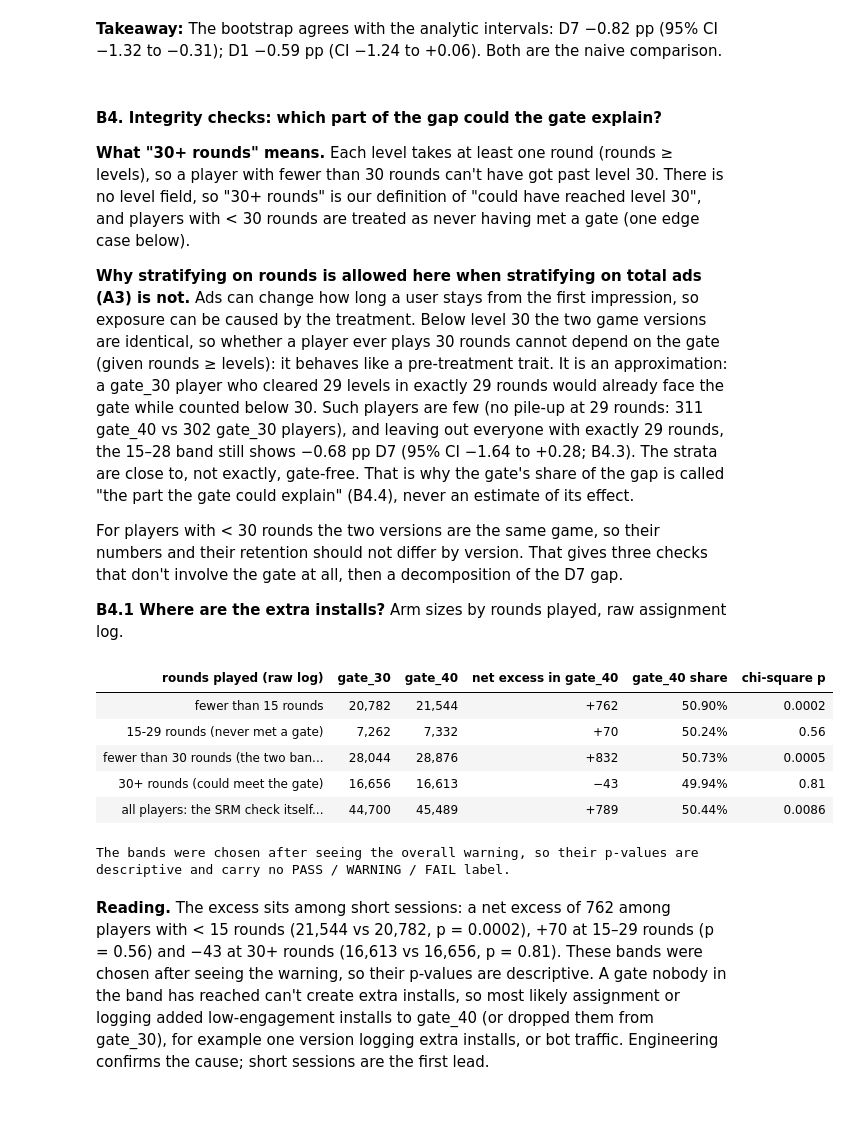
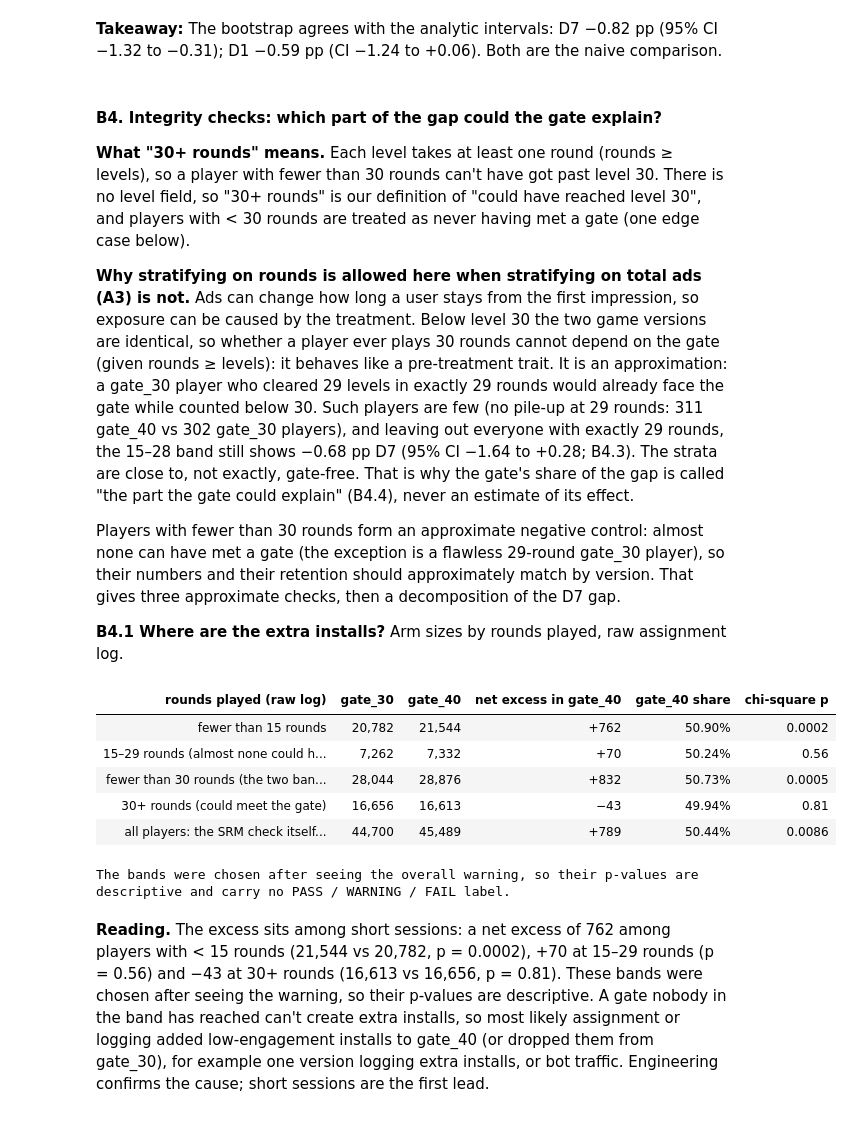
Before and after one commit to edwinzhang98/retention-ab-test-analysis, a Jupyter notebook: notebooks/03_ab_test.ipynb, the cells around one changed output. Cells and saved outputs as stored; diff of their text form; code cells hidden in the pictures.

Commit message:
Wording: approximate negative control (almost no player under 30 rounds can have met a gate), multiplicity coverage, association gaps do not rank interventions; regenerated outputs

```diff
--- a/notebooks/03_ab_test.ipynb
+++ b/notebooks/03_ab_test.ipynb
@@ -1082,37 +1082,37 @@ show("gate_bootstrap")
 
 **Why stratifying on rounds is allowed here when stratifying on total ads (A3) is not.** Ads can change how long a user stays from the first impression, so exposure can be caused by the treatment. Below level 30 the two game versions are identical, so whether a player ever plays 30 rounds cannot depend on the gate (given rounds ≥ levels): it behaves like a pre-treatment trait. It is an approximation: a gate_30 player who cleared 29 levels in exactly 29 rounds would already face the gate while counted below 30. Such players are few (no pile-up at 29 rounds: 311 gate_40 vs 302 gate_30 players), and leaving out everyone with exactly 29 rounds, the 15–28 band still shows −0.68 pp D7 (95% CI −1.64 to +0.28; B4.3). The strata are close to, not exactly, gate-free. That is why the gate's share of the gap is called "the part the gate could explain" (B4.4), never an estimate of its effect.
 
-For players with < 30 rounds the two versions are the same game, so their numbers and their retention should not differ by version. That gives three checks that don't involve the gate at all, then a decomposition of the D7 gap.
+Players with fewer than 30 rounds form an approximate negative control: almost none can have met a gate (the exception is a flawless 29-round gate_30 player), so their numbers and their retention should approximately match by version. That gives three approximate checks, then a decomposition of the D7 gap.
 
 **B4.1 Where are the extra installs?** Arm sizes by rounds played, raw assignment log.
 # %%
 STRATA = {"rounds_lt_15": ("fewer than 15 rounds", log["sum_gamerounds"] < 15),
-          "rounds_15_29": ("15-29 rounds (never met a gate)", log["sum_gamerounds"].between(15, 29)),
+          "rounds_15_29": ("15–29 rounds (almost none could have met a gate)", log["sum_gamerounds"].between(15, 29)),
           "rounds_lt_30": ("fewer than 30 rounds (the two bands above)", log["sum_gamerounds"] < 30),
           "rounds_ge_30": ("30+ rounds (could meet the gate)", log["sum_gamerounds"] >= 30)}
 srm_rows = []
 for key, (label, mask) in STRATA.items():
     sub = log[mask]
     n_t_, n_c_ = int((sub["version"] == "gate_40").sum()), int((sub["version"] == "gate_30").sum())
     s = S.srm_check(n_t_, n_c_, C.INTENDED_GATE40_SHARE)
     ref = G["srm_by_stratum"][key]
     assert (n_t_, n_c_, n_t_ - n_c_) == (ref["n_t"], ref["n_c"], ref["net_excess_t"]) and same(s["p_value"], ref["p_value"])
     srm_rows.append({"key": key, "rounds played (raw log)": label, "gate_30": n_c_, "gate_40": n_t_,
                      "net excess in gate_40": n_t_ - n_c_, "gate_40 share": s["observed_share_t"],
                      "chi-square p": s["p_value"]})
 srm_rows.append({"key": "all", "rounds played (raw log)": "all players: the SRM check itself (B2)",
                  "gate_30": srm_gate["n_c"], "gate_40": srm_gate["n_t"], "net excess in gate_40": srm_gate["n_t"] - srm_gate["n_c"],
                  "gate_40 share": srm_gate["observed_share_t"], "chi-square p": srm_gate["p_value"]})
 srm_strata = pd.DataFrame(srm_rows).set_index("key")
 assert srm_strata.loc["rounds_lt_15", "net excess in gate_40"] == G["excess_players_with_lt_15_rounds"]
 table(srm_strata, {"gate_30": "{:,}", "gate_40": "{:,}", "net excess in gate_40": "{:+,}", "gate_40 share": "{:.2%}",
                    "chi-square p": fmt_p})
 print("The bands were chosen after seeing the overall warning, so their p-values are descriptive and carry no "
       "PASS / WARNING / FAIL label.")
 # %% [output]
 | rounds played (raw log) | gate_30 | gate_40 | net excess in gate_40 | gate_40 share | chi-square p |
 | fewer than 15 rounds | 20,782 | 21,544 | +762 | 50.90% | 0.0002 |
-| 15-29 rounds (never met a gate) | 7,262 | 7,332 | +70 | 50.24% | 0.56 |
+| 15–29 rounds (almost none could h... | 7,262 | 7,332 | +70 | 50.24% | 0.56 |
 | fewer than 30 rounds (the two ban... | 28,044 | 28,876 | +832 | 50.73% | 0.0005 |
 | 30+ rounds (could meet the gate) | 16,656 | 16,613 | −43 | 49.94% | 0.81 |
 | all players: the SRM check itself... | 44,700 | 45,489 | +789 | 50.44% | 0.0086 |
```
Also changed, not shown: parts of 7 cells of this notebook, 27 other files.
